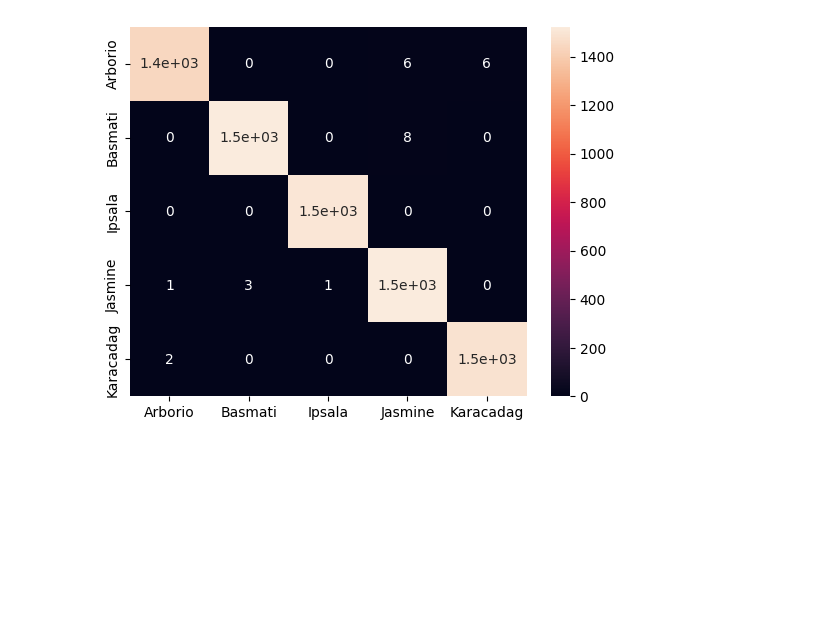
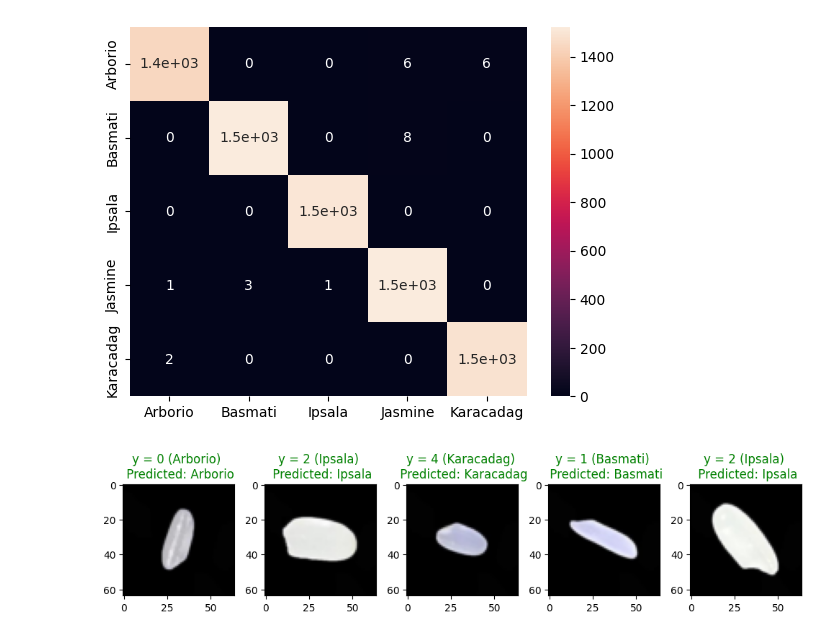
Before and after one commit to T0mLam/Rice-Image-Classification, a Jupyter notebook: main.ipynb, the cells around one changed output. Saved outputs shown, nothing was run; the diff lists cells and outputs as text; code cells hidden in the pictures; blank space fills up the shorter version.

```diff
--- a/main.ipynb
+++ b/main.ipynb
@@ -275,3 +288,31 @@ sns.heatmap(confusion_matrix_df, annot=True, xticklabels=True, yticklabels=True)
 plt.show()
 # %% [output]
 [figure]
+# %%
+def plot_results(correct=True):
+    count = 0
+    fig, axes = plt.subplots(1, 5, figsize=(10, 8))
+    rice_type = ['Arborio', 'Basmati', 'Ipsala', 'Jasmine', 'Karacadag']
+    for i in range(len(test_set)):
+        if count == 5:
+            break
+        if correct and y[i] == predictions[i]:
+            axes[count].imshow(test_set[i][0].permute(1, 2, 0))
+            axes[count].set_title(
+                f'y = {str(test_set[i][1])} ({rice_type[test_set[i][1]]}) \n Predicted: {rice_type[predictions[i]]}',
+                color='green'
+            )
+            count += 1
+        elif not correct and y[i] != predictions[i]:
+            axes[count].imshow(test_set[i][0].permute(1, 2, 0))
+            axes[count].set_title(
+                f'y = {str(test_set[i][1])} ({rice_type[test_set[i][1]]}) \n Predicted: {rice_type[predictions[i]]}',
+                color='red'
+            )
+            count += 1
+    fig.tight_layout()
+    fig.show()
+# %%
+plot_results(correct=True)
+# %% [output]
+[figure, added]
```
Also changed, not shown: parts of 7 cells of this notebook.
